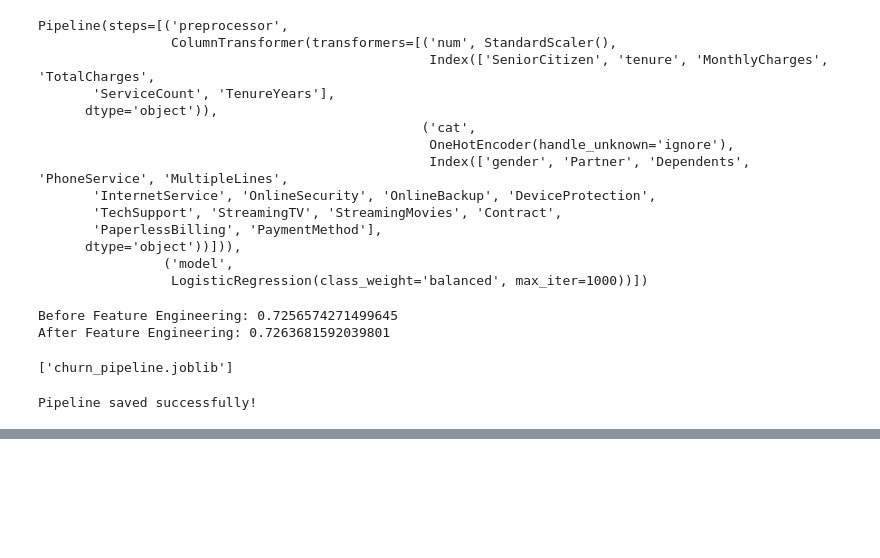
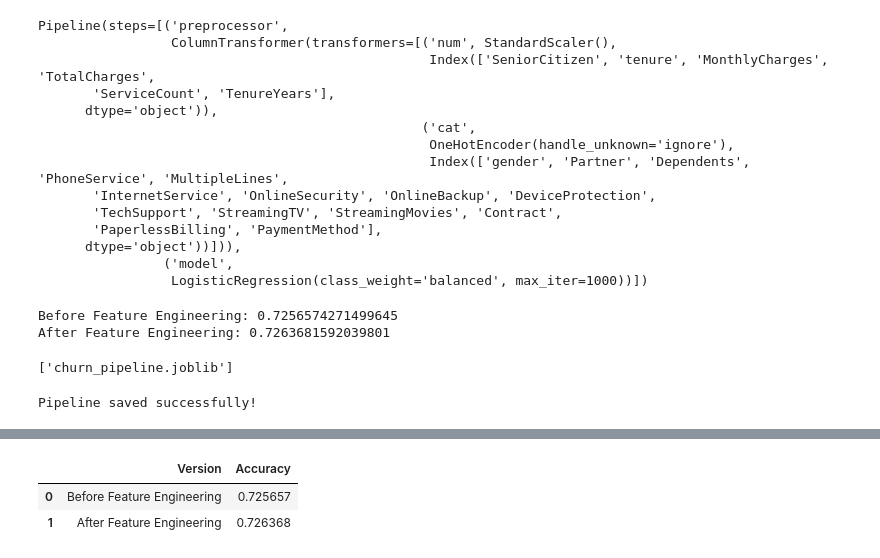
Before and after one commit to muqadas118/neurofive-ml-track, a Jupyter notebook: Tasks.ipynb, the cells around one changed output, grey strips where cells are left out. Saved outputs shown, nothing was run; the diff lists cells and outputs as text; code cells hidden in the pictures; blank space fills up the shorter version.

```diff
--- a/Tasks.ipynb
+++ b/Tasks.ipynb
@@ -820,0 +843,11 @@ Pipeline saved successfully!
+# %%
+comparison = pd.DataFrame({
+    "Version": ["Before Feature Engineering", "After Feature Engineering"],
+    "Accuracy": [baseline_accuracy, eng_accuracy]
+})
+
+comparison
+# %% [output]
+|  | Version | Accuracy |
+| 0 | Before Feature Engineering | 0.725657 |
+| 1 | After Feature Engineering | 0.726368 |
```
Also changed, not shown: parts of 19 cells of this notebook.
